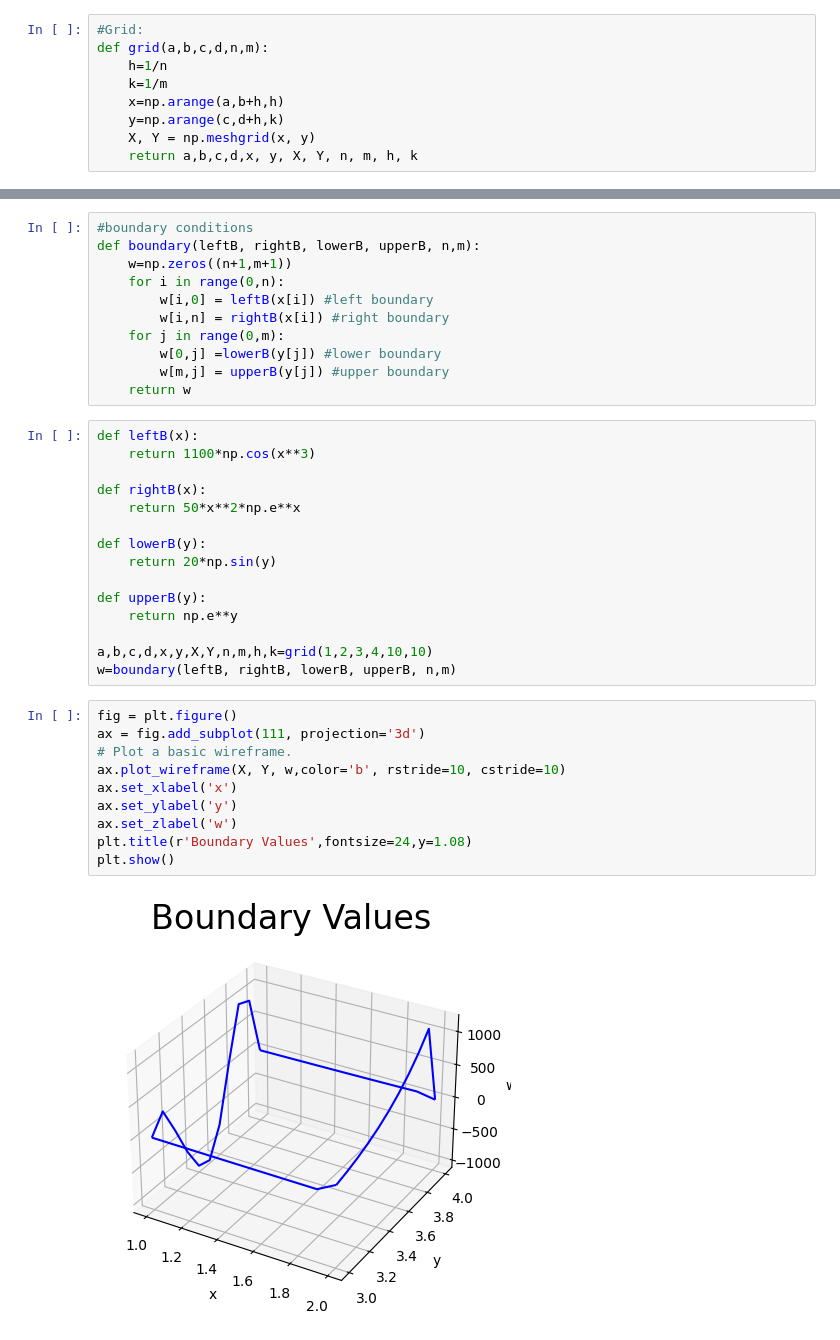
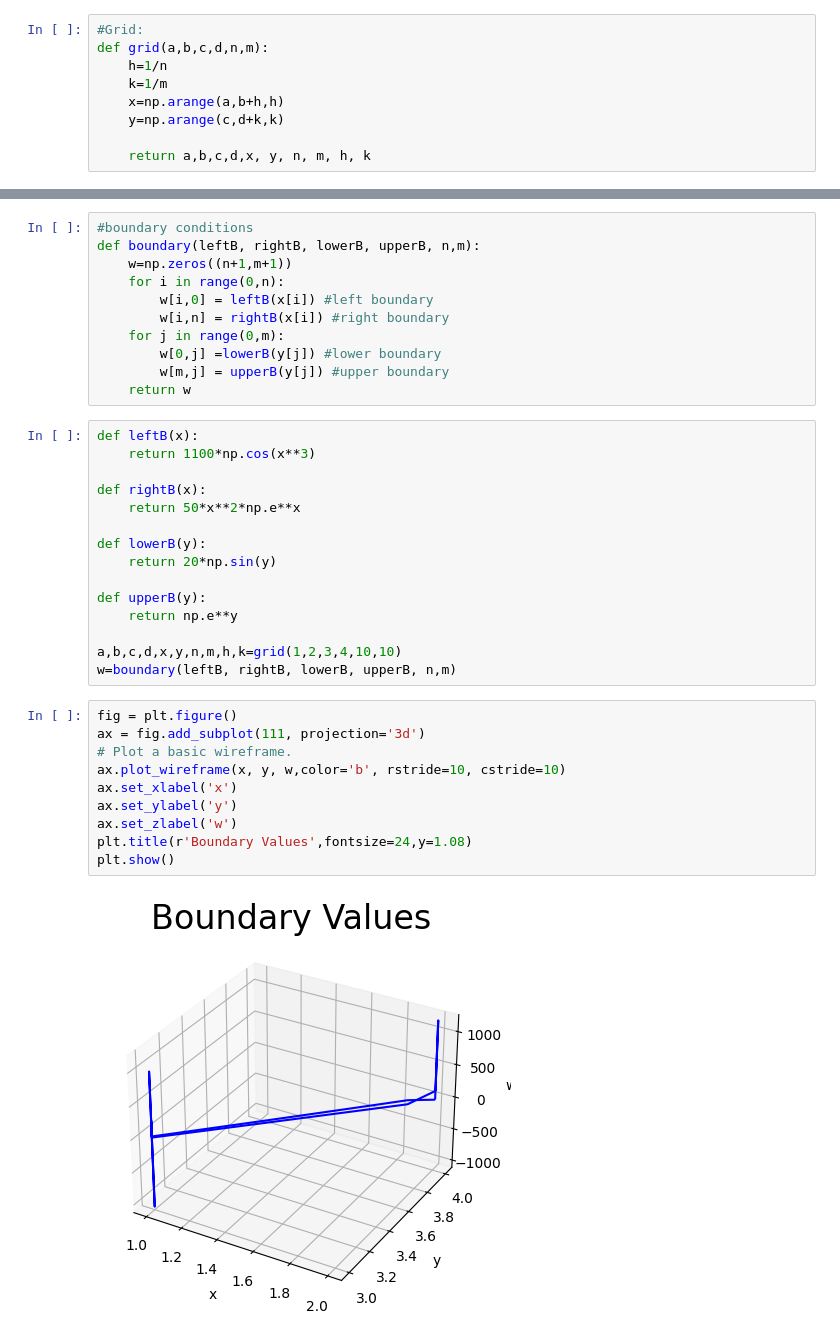
Before and after one commit to AshifulBhuiyan/NumericalAnalysis, a Jupyter notebook: Numerical_Analysis Ch12.ipynb, the cells around one changed output, grey strips where cells are left out. Cells and saved outputs as stored; diff of their text form.

```diff
--- a/Numerical_Analysis Ch12.ipynb
+++ b/Numerical_Analysis Ch12.ipynb
@@ -273,6 +273,6 @@ def grid(a,b,c,d,n,m):
     h=1/n
     k=1/m
     x=np.arange(a,b+h,h)
-    y=np.arange(c,d+h,k)
-    X, Y = np.meshgrid(x, y)
-    return a,b,c,d,x, y, X, Y, n, m, h, k
+    y=np.arange(c,d+k,k)
+
+    return a,b,c,d,x, y, n, m, h, k
@@ -300,19 +314,19 @@ def lowerB(y):
 def upperB(y):
     return np.e**y
 
-a,b,c,d,x,y,X,Y,n,m,h,k=grid(1,2,3,4,10,10)
+a,b,c,d,x,y,n,m,h,k=grid(1,2,3,4,10,10)
 w=boundary(leftB, rightB, lowerB, upperB, n,m)
 # %%
 fig = plt.figure()
 ax = fig.add_subplot(111, projection='3d')
 # Plot a basic wireframe.
-ax.plot_wireframe(X, Y, w,color='b', rstride=10, cstride=10)
+ax.plot_wireframe(x, y, w,color='b', rstride=10, cstride=10)
 ax.set_xlabel('x')
 ax.set_ylabel('y')
 ax.set_zlabel('w')
 plt.title(r'Boundary Values',fontsize=24,y=1.08)
 plt.show()
 # %% [output]
-[figure, old version]
+[figure, new version]
 # %%
 #numerical
```
Also changed, not shown: parts of 4 cells of this notebook, 2 other files.
